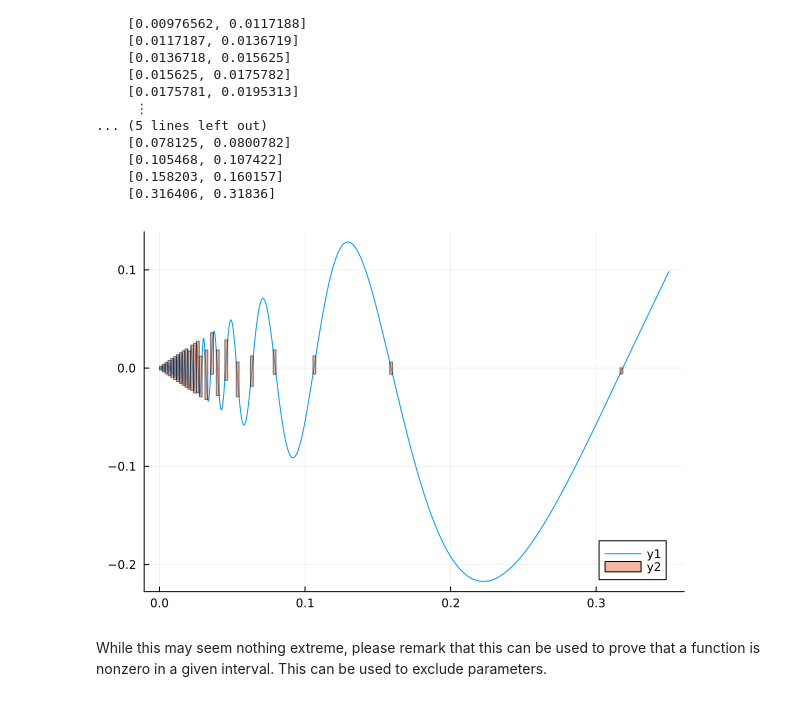
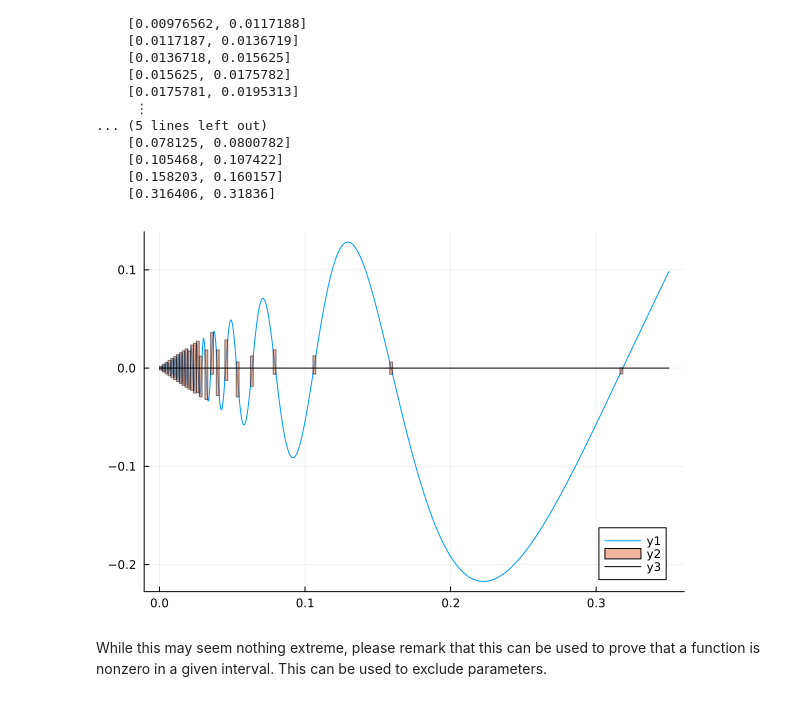
Before and after one commit to orkolorko/HSI2025, a Jupyter notebook: 2025Lecture2.ipynb, the cells around one changed output. Saved outputs shown, nothing was run; the diff lists cells and outputs as text; code cells hidden in the pictures.

```diff
--- a/2025Lecture2.ipynb
+++ b/2025Lecture2.ipynb
@@ -275,8 +290,9 @@ Xzeros = exclude_not_contain_zero(f, X)
 # %%
 plot(f, 0, 0.35)
 plot!(IntervalBox.(Xzeros, f.(Xzeros)))
+plot!(x->0, color = :black)
 # %% [output]
-[figure, old version]
+[figure, new version]
 # %% [markdown]
 While this may seem nothing extreme, please remark that this can be used to prove that a function is nonzero in a given interval. This can be used to exclude parameters.
 # %% [markdown]
```
Also changed, not shown: parts of 5 cells of this notebook, 5 other files.
